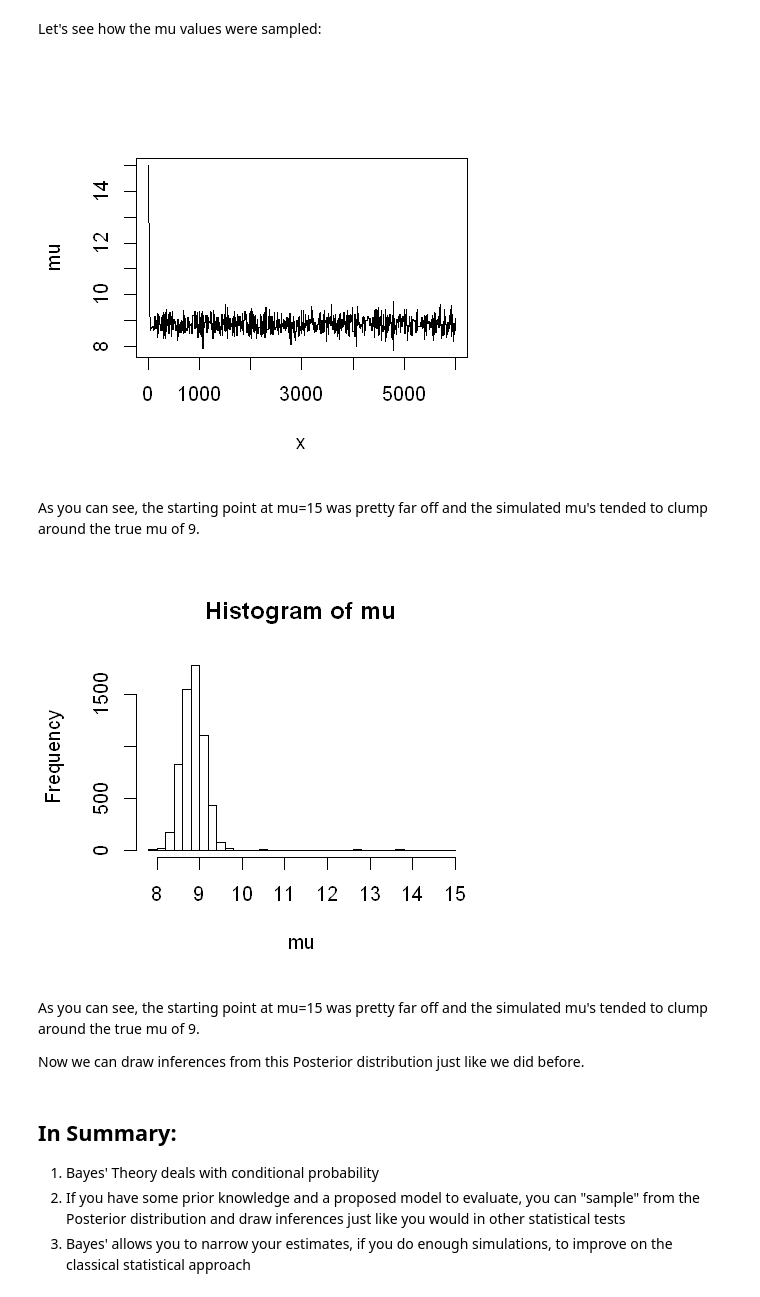
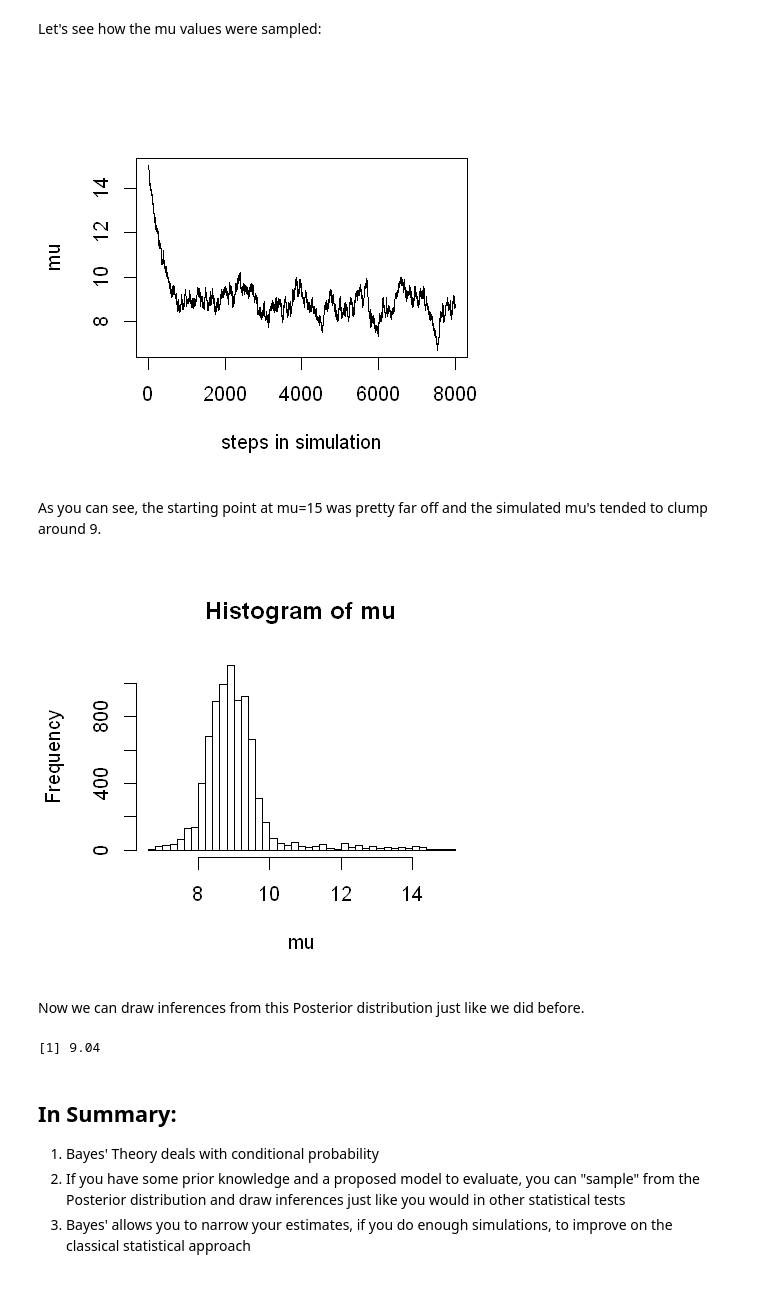
Before and after one commit to nrb75/TDI-Interview, a Jupyter notebook: TDI Interview - Bayes.ipynb, the cells around one changed output. Drawn from its saved outputs; the diff is of its cells as text; code cells hidden in the pictures.

Commit message:
updated MCMC step size

```diff
--- a/TDI Interview - Bayes.ipynb
+++ b/TDI Interview - Bayes.ipynb
@@ -216,26 +230,27 @@ We generate random values from our proposed model, a normal distribution with me
 #prior we assume mean=12 sd=4
 #posterior we are solving for mean, but we know sd_posterior=3
 
-samples=6000
-proposal_width=2
+steps=8000 #how many times we repeat this
+posterior_sd=2 #controls how big the steps are when going to next value
 data=sort(c(5,8,3,12,10,8,6,17,11,5,9,10,12,6,10))
 mu_prior=12
-mu_prior_sd=2
+mu_prior_sd=4
 
 mu=vector()
-mu[1]=15
+mu[1]=15 #starting point picked arbitrarily
 
-for (i in 1:samples){
-        # suggest new position
-        mu_proposal = rnorm(1, mean=mu[i], sd=proposal_width)
+for (i in 1:steps){
+        # generate random value for the next possible mu
+        mu_proposal = rnorm(1, mean=mu[i], sd=.06) #samples from normal distribution centered at current mu (no relation to normal model we are assuming for the proposed model), sd is the jump width
 
         # Compute likelihood by multiplying probabilities of each data point
-        likelihood_current =   prod(dnorm(data, mean=mu[i], sd=1)) #calculates each individual likelihood for each datapoint, and then multiplies these together so we get 1 'likelihood' value
-        likelihood_proposal = prod(dnorm(data, mean=mu_proposal, sd=1))
+        likelihood_current =   prod(dnorm(data, mean=mu[i], sd=posterior_sd)) #calculates each individual likelihood for each datapoint, and then multiplies these together so we get 1 'likelihood' value
+        #probability of data, given the normal model with proposed mean=mu
+        likelihood_proposal = prod(dnorm(data, mean=mu_proposal, sd=posterior_sd)) #probability of data, given the normal model with proposed mean=mu_propsoal
 
         # Compute prior probability of current and proposed mu
-        prior_current = dnorm(mu[i], mean=mu_prior, sd=mu_prior_sd)
-        prior_proposal = dnorm(mu_proposal, mean=mu_prior, sd=mu_prior_sd)
+        prior_current = dnorm(mu[i], mean=mu_prior, sd=mu_prior_sd) #probability of mu given the prior distribution
+        prior_proposal = dnorm(mu_proposal, mean=mu_prior, sd=mu_prior_sd)#probability of mu_proposal given the prior distribution
 
         p_current = likelihood_current * prior_current
         p_proposal = likelihood_proposal * prior_proposal
@@ -244,7 +259,9 @@ for (i in 1:samples){
         p_accept = p_proposal / p_current
 
         # do we accept new mu?
-        if (runif(1) < p_accept)
+        if (runif(1) < p_accept) #evaluates if we keep new mu
+            #if probability of proposed mu is larger than current, the p_accept >1 and we will always accept
+            #(because runif is a uniform sampler from 0 to 1), if P_current is larger than P_propsoal we have random chance of keepting the current mu.
         mu[i+1] =mu_proposal
         else mu[i+1] =mu[i]
 }
@@ -253,20 +268,22 @@ for (i in 1:samples){
 # %% [markdown]
 Let's see how the mu values were sampled:
 # %%
-x=seq(from=1, to=6001, by=1)
-plot(x, mu, type='l')
+x=seq(from=1, to=8001, by=1)
+plot(x, mu, type='l', xlab="steps in simulation")
 # %% [output]
-[figure, old version]
+[figure, new version]
 # %% [markdown]
-As you can see, the starting point at mu=15 was pretty far off and the simulated mu's tended to clump around the true mu of 9.
+As you can see, the starting point at mu=15 was pretty far off and the simulated mu's tended to clump around 9.
 # %%
 hist(mu, breaks=32)
 # %% [output]
-[figure, old version]
+[figure, new version]
 # %% [markdown]
-As you can see, the starting point at mu=15 was pretty far off and the simulated mu's tended to clump around the true mu of 9.
-
 Now we can draw inferences from this Posterior distribution just like we did before.
+# %%
+mean(mu)
+# %% [output]
+[1] 9.04
 # %% [markdown]
 ## In Summary:
 1. Bayes' Theory deals with conditional probability
```
Also changed, not shown: parts of 16 cells of this notebook.
